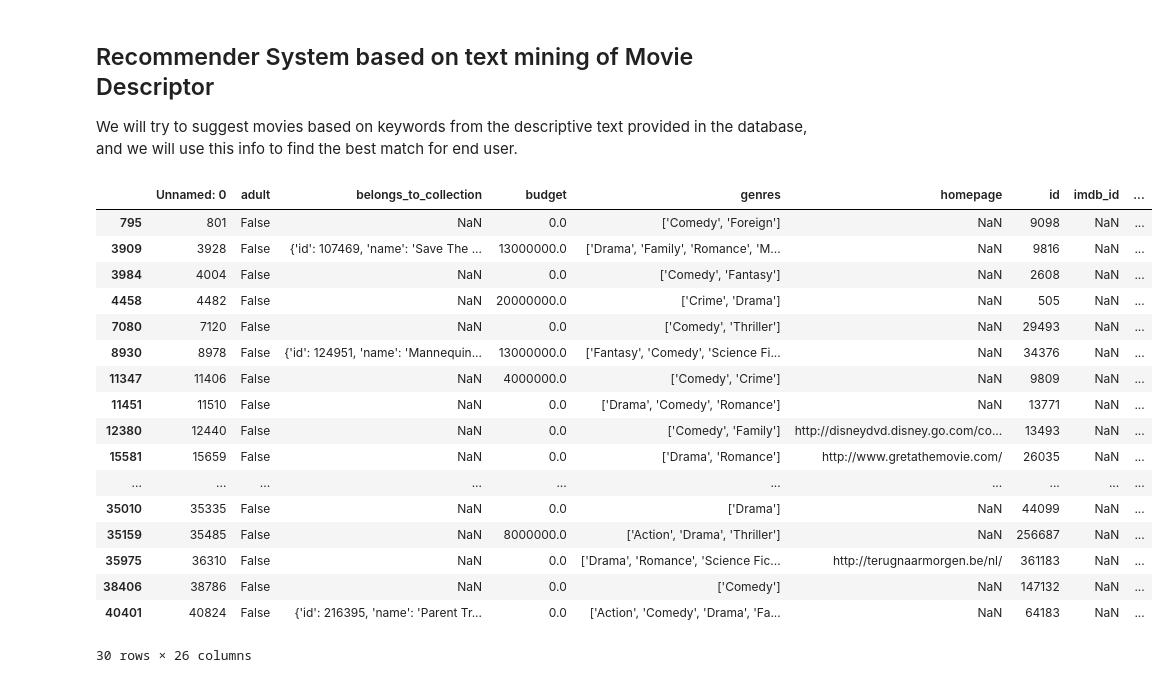
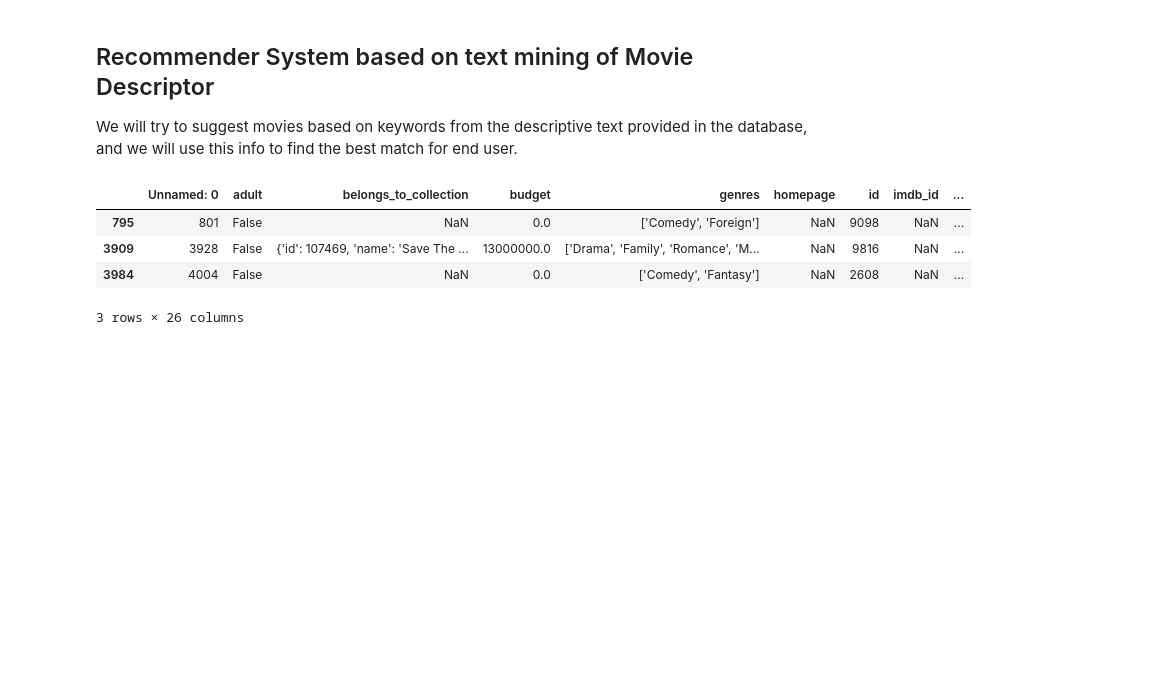
Before and after one commit to todatech/csda-lab, a Jupyter notebook: lab1/movies_rec.ipynb, the cells around one changed output. Saved outputs shown, nothing was run; the diff lists cells and outputs as text; code cells hidden in the pictures; blank space fills up the shorter version.

Commit message:
completed movies_rec.ipynb for review

```diff
--- a/lab1/movies_rec.ipynb
+++ b/lab1/movies_rec.ipynb
@@ -110,7 +118,7 @@ cosine_similarity = linear_kernel(X,X)
 # cosine_similarity.shape
 # %%
 
-def get_recommended_movies_by_title(title):
+def get_recommended_movies_by_title(title, n=30):
     #a = md.index[md['Title'] == 'The Godfather']
     a = md[md['title'] == title]
     if a.empty:
@@ -129,32 +137,19 @@ def get_recommended_movies_by_title(title):
         e = list(*d)
         f = list(enumerate(e))
         g = sorted(f, key=lambda x:x[1], reverse=True)
-        g = g[1:31]
+        g = g[1:n+1]
         movies_id = [x[0] for x in g]
         return movies_id
 # %%
 movie_lst = get_recommended_movies_by_title('Family Business')
 rec_df = md[md.index.isin(movie_lst)]
-rec_df
+rec_df.head(3)
 # %% [output]
 |  | Unnamed: 0 | adult | belongs_to_collection | budget | genres | homepage | id | imdb_id | ... |
 | 795 | 801 | False | NaN | 0.0 | ['Comedy', 'Foreign'] | NaN | 9098 | NaN | ... |
 | 3909 | 3928 | False | {'id': 107469, 'name': 'Save The ... | 13000000.0 | ['Drama', 'Family', 'Romance', 'M... | NaN | 9816 | NaN | ... |
 | 3984 | 4004 | False | NaN | 0.0 | ['Comedy', 'Fantasy'] | NaN | 2608 | NaN | ... |
-| 4458 | 4482 | False | NaN | 20000000.0 | ['Crime', 'Drama'] | NaN | 505 | NaN | ... |
-| 7080 | 7120 | False | NaN | 0.0 | ['Comedy', 'Thriller'] | NaN | 29493 | NaN | ... |
-| 8930 | 8978 | False | {'id': 124951, 'name': 'Mannequin... | 13000000.0 | ['Fantasy', 'Comedy', 'Science Fi... | NaN | 34376 | NaN | ... |
-| 11347 | 11406 | False | NaN | 4000000.0 | ['Comedy', 'Crime'] | NaN | 9809 | NaN | ... |
-| 11451 | 11510 | False | NaN | 0.0 | ['Drama', 'Comedy', 'Romance'] | NaN | 13771 | NaN | ... |
-| 12380 | 12440 | False | NaN | 0.0 | ['Comedy', 'Family'] | http://disneydvd.disney.go.com/co... | 13493 | NaN | ... |
-| 15581 | 15659 | False | NaN | 0.0 | ['Drama', 'Romance'] | http://www.gretathemovie.com/ | 26035 | NaN | ... |
-| ... | ... | ... | ... | ... | ... | ... | ... | ... | ... |
-| 35010 | 35335 | False | NaN | 0.0 | ['Drama'] | NaN | 44099 | NaN | ... |
-| 35159 | 35485 | False | NaN | 8000000.0 | ['Action', 'Drama', 'Thriller'] | NaN | 256687 | NaN | ... |
-| 35975 | 36310 | False | NaN | 0.0 | ['Drama', 'Romance', 'Science Fic... | http://terugnaarmorgen.be/nl/ | 361183 | NaN | ... |
-| 38406 | 38786 | False | NaN | 0.0 | ['Comedy'] | NaN | 147132 | NaN | ... |
-| 40401 | 40824 | False | {'id': 216395, 'name': 'Parent Tr... | 0.0 | ['Action', 'Comedy', 'Drama', 'Fa... | NaN | 64183 | NaN | ... |
-30 rows × 26 columns
+3 rows × 26 columns
 # %%
 movie_lst = get_recommended_movies_by_title('Batman Forever')
 rec_df = md[md.index.isin(movie_lst)]
```
Also changed, not shown: parts of 31 cells of this notebook, 1 other file.
